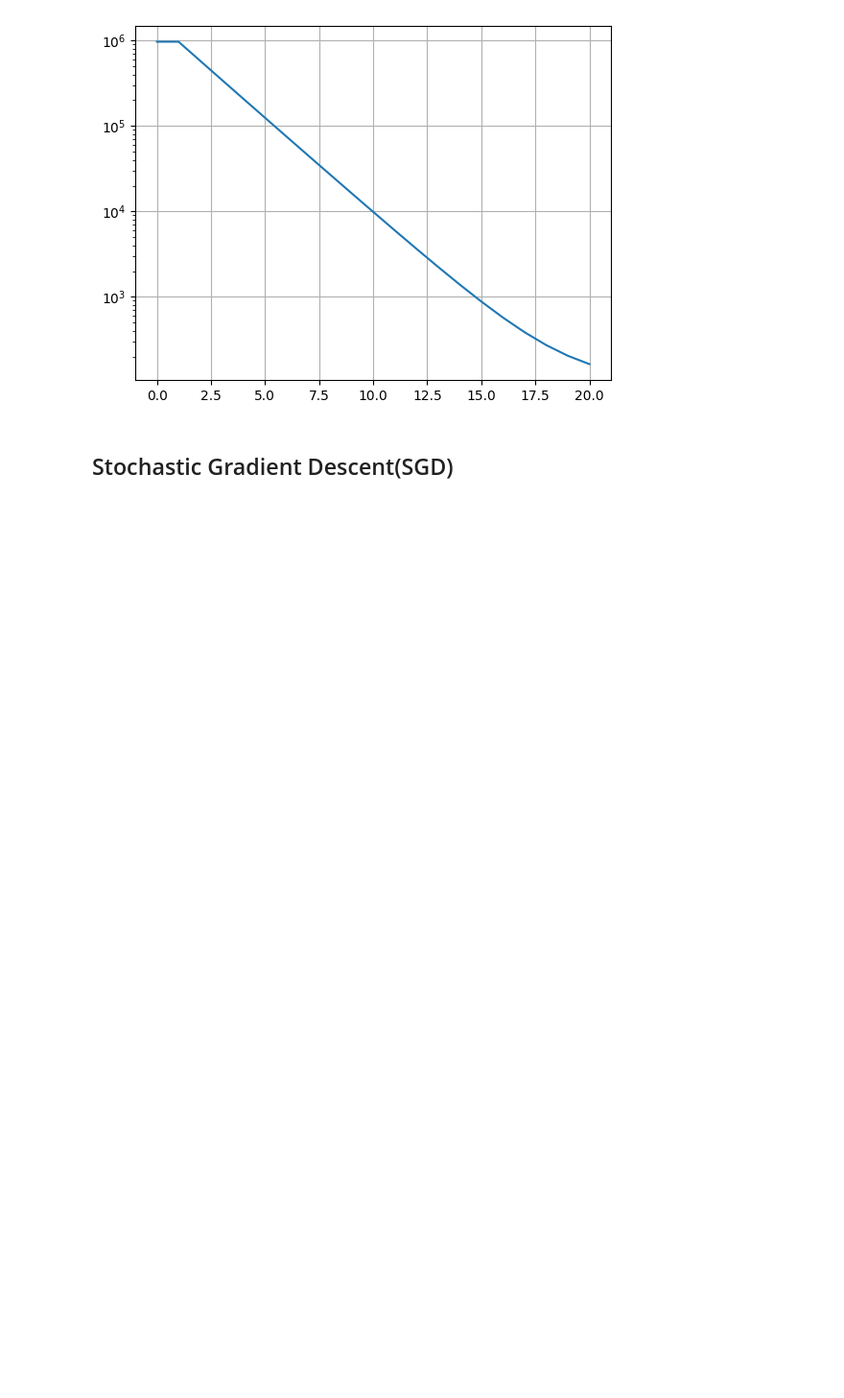
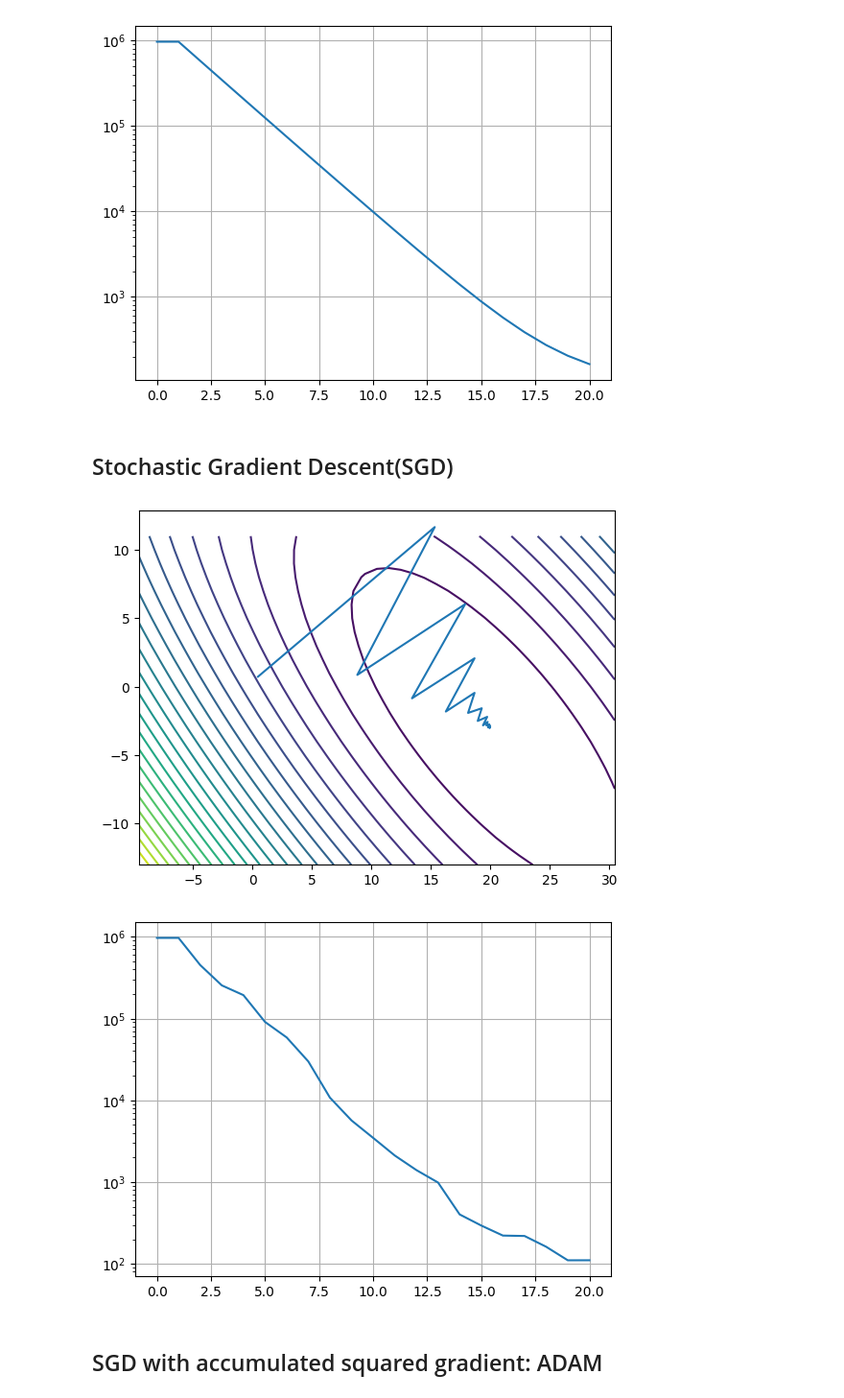
Before and after one commit to rexmolo/DeepLearning, a Jupyter notebook: A5.ipynb, the cells around one changed output. Shown: that part at 96% size. Saved outputs shown, nothing was run; the diff lists cells and outputs as text; code cells hidden in the pictures; blank space fills up the shorter version.

Commit message:
stochastic gradient descent

```diff
--- a/A5.ipynb
+++ b/A5.ipynb
@@ -257,0 +287,30 @@ plt.show()
+# %%
+grad_loss2 = lambda ws, randices: grad_mse(ws, m1, gradients1, XX[randices, :], Y[randices])
+
+mb = N*N
+ws, history, wsHistory = stochastic_grad_desc_mse(
+    K,
+    ws0,
+    learning_eps,
+    mse1,
+    grad_loss2,
+    mb,
+    verbose=True
+)
+
+plt.contour(A, B, Z, levels=30)
+# Plot the contour and the gradient descent path
+plt.plot(wsHistory[:, 0], wsHistory[:, 1], '-', label='Gradient Descent Path')
+plt.show()
+
+# Plot the MSE history
+plt.plot(np.arange(len(history)), history, '-', label='MSE')
+plt.grid(True)
+plt.yscale('log')
+# plt.ylim(min(history)-10, max(history)+10)
+plt.show()
+# %% [output]
+[figure, added]
+[figure, added]
+# %% [markdown]
+## SGD with accumulated squared gradient: ADAM
```
Also changed, not shown: parts of 1 cell of this notebook.
